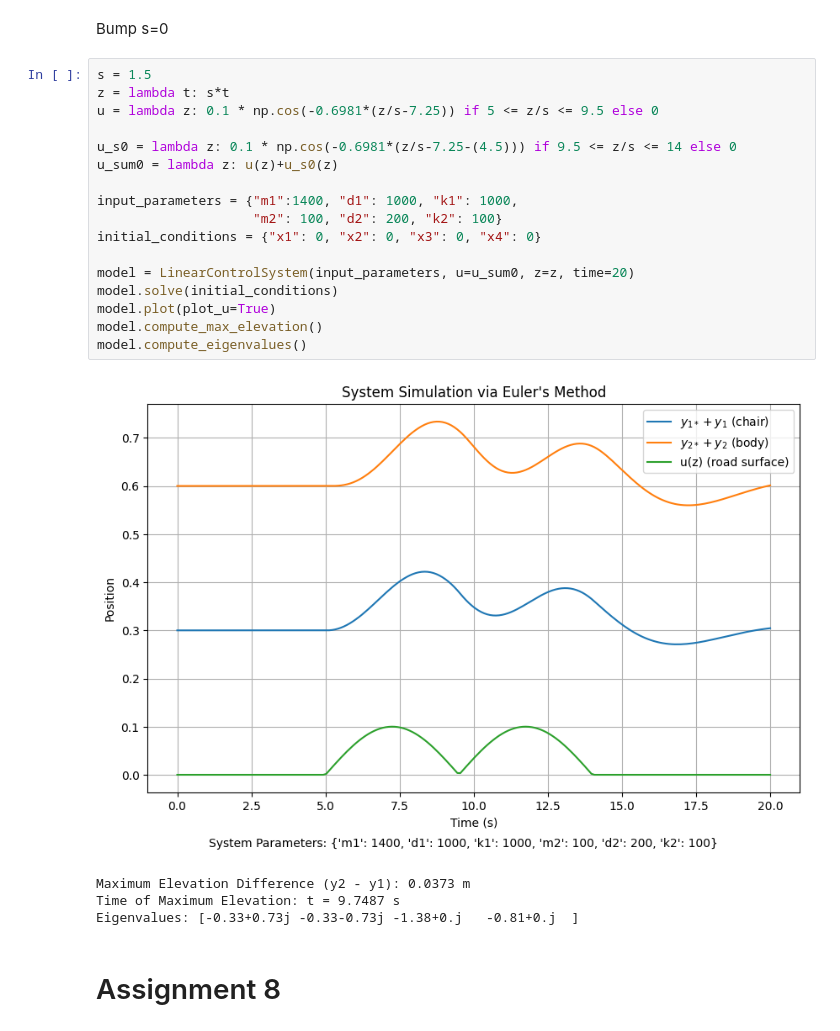
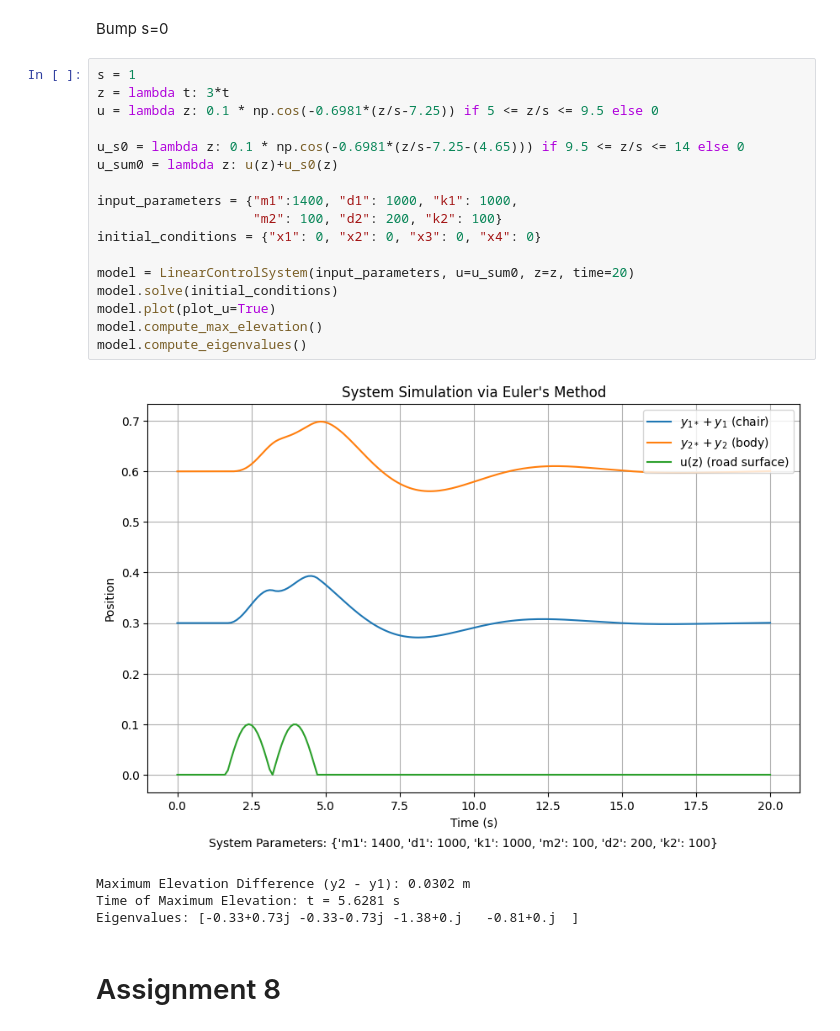
Before and after one commit to FranDeLio/Systems_Theory_Project, a Jupyter notebook: assignment.ipynb, the cells around one changed output. Saved outputs shown, nothing was run; the diff lists cells and outputs as text.

```diff
--- a/assignment.ipynb
+++ b/assignment.ipynb
@@ -139,26 +139,26 @@ Eigenvalues: [-0.33+0.73j -0.33-0.73j -1.38+0.j   -0.81+0.j  ]
 # %% [markdown]
 Bump s=0
 # %%
-s = 1.5
-z = lambda t: s*t
+s = 1
+z = lambda t: 3*t
 u = lambda z: 0.1 * np.cos(-0.6981*(z/s-7.25)) if 5 <= z/s <= 9.5 else 0
 
-u_s0 = lambda z: 0.1 * np.cos(-0.6981*(z/s-7.25-(4.5))) if 9.5 <= z/s <= 14 else 0
+u_s0 = lambda z: 0.1 * np.cos(-0.6981*(z/s-7.25-(4.65))) if 9.5 <= z/s <= 14 else 0
 u_sum0 = lambda z: u(z)+u_s0(z)
 
 input_parameters = {"m1":1400, "d1": 1000, "k1": 1000,
                     "m2": 100, "d2": 200, "k2": 100}
 initial_conditions = {"x1": 0, "x2": 0, "x3": 0, "x4": 0}
 
 model = LinearControlSystem(input_parameters, u=u_sum0, z=z, time=20)
 model.solve(initial_conditions)
 model.plot(plot_u=True)
 model.compute_max_elevation()
 model.compute_eigenvalues()
 # %% [output]
-[figure, old version]
+[figure, new version]
-Maximum Elevation Difference (y2 - y1): 0.0373 m
-Time of Maximum Elevation: t = 9.7487 s
+Maximum Elevation Difference (y2 - y1): 0.0302 m
+Time of Maximum Elevation: t = 5.6281 s
 Eigenvalues: [-0.33+0.73j -0.33-0.73j -1.38+0.j   -0.81+0.j  ]
 # %% [markdown]
 # Assignment 8
```
Also changed, not shown: parts of 3 cells of this notebook.
